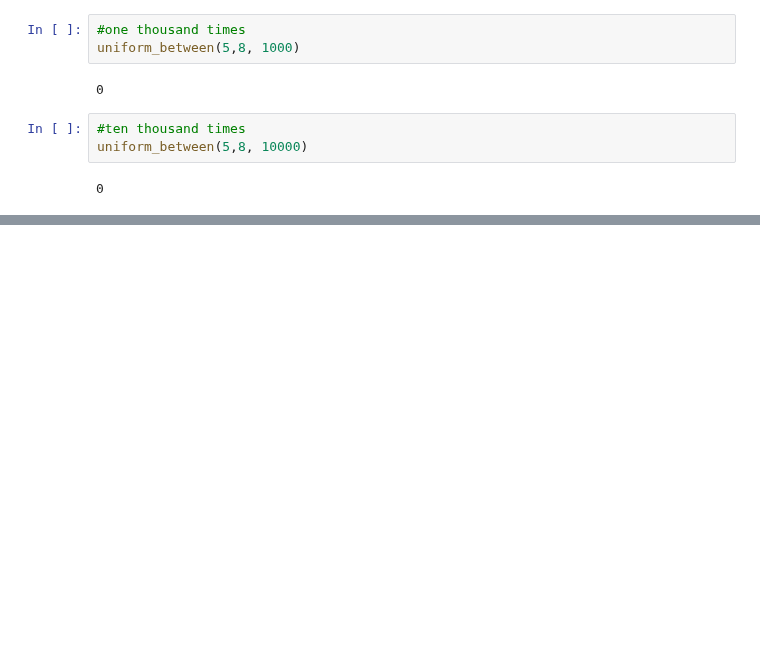
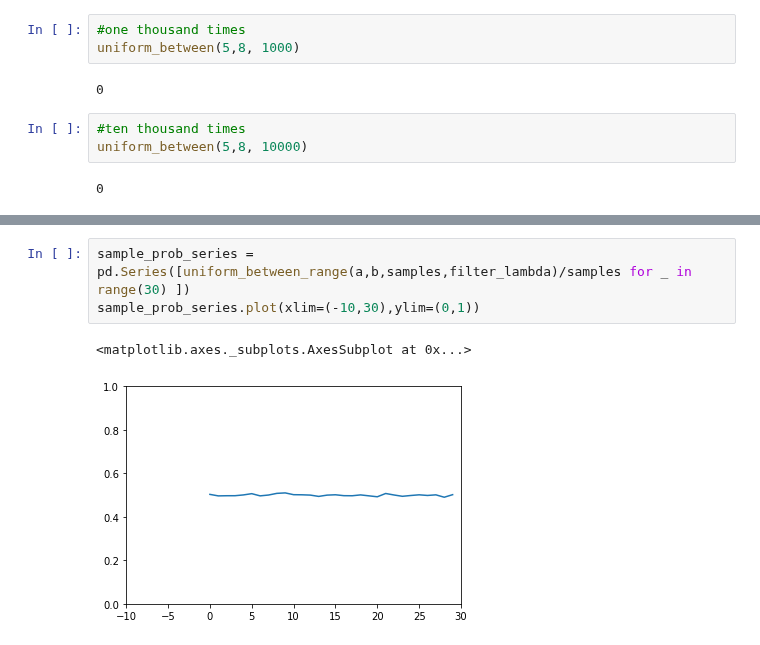
Before and after one commit to theredpea/udacity_notes, a Jupyter notebook: st101__2_Probability__11_Probability_Distributions.ipynb, the cells around one changed output, grey strips where cells are left out. Cells and saved outputs as stored; diff of their text form; blank space fills up the shorter version.

```diff
--- a/st101__2_Probability__11_Probability_Distributions.ipynb
+++ b/st101__2_Probability__11_Probability_Distributions.ipynb
@@ -49,0 +112,6 @@ assert(uniform_between(5,8, 10000)===0, 'Any overly specific value cant be assig
+# %%
+sample_prob_series = pd.Series([uniform_between_range(a,b,samples,filter_lambda)/samples for _ in range(30) ])
+sample_prob_series.plot(xlim=(-10,30),ylim=(0,1))
+# %% [output]
+<matplotlib.axes._subplots.AxesSubplot at 0x...>
+[figure, added]
```
Also changed, not shown: parts of 73 cells of this notebook, 2 other files.
